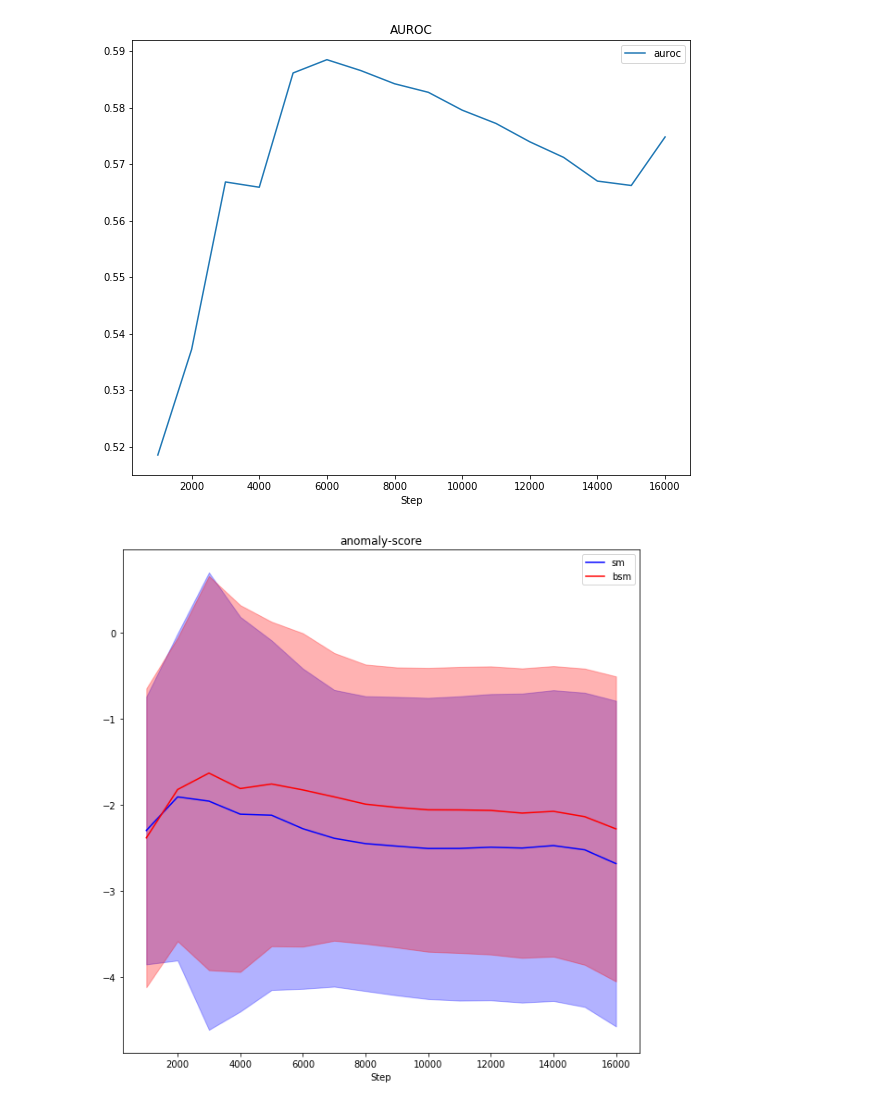
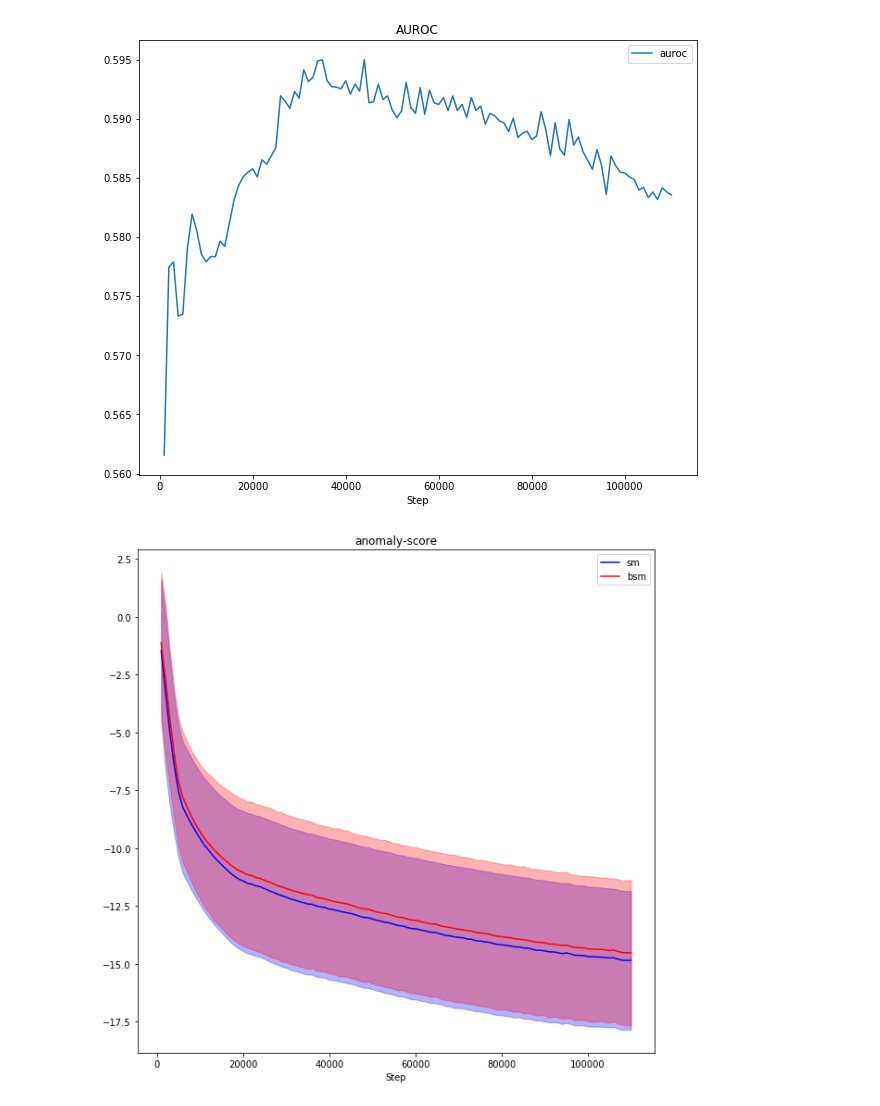
Before and after one commit to oliverkn/alad-for-lhc, a Jupyter notebook: dagmm_mod/training_monitoring.ipynb, the cells around one changed output. Cells and saved outputs as stored; diff of their text form; code cells hidden in the pictures.

```diff
--- a/dagmm_mod/training_monitoring.ipynb
+++ b/dagmm_mod/training_monitoring.ipynb
@@ -2,7 +2,7 @@
 import numpy as np
 import matplotlib.pyplot as plt
 # %%
-metric_file = '/home/oliverkn/pro/results/4_4/dagmm/1/metrics.npy'
+metric_file = '/home/oliverkn/pro/results/4_4/dagmm/2/metrics.npy'
 metrics = np.load(metric_file, allow_pickle=True).item()
 metric_names = metrics.keys()
 
@@ -13,32 +13,32 @@ auroc_metrics = filter(lambda metric: 'auroc' in metric, metric_names)
 fig, ax = plt.subplots(figsize=(10, 8))
 for auroc_metric in auroc_metrics:
     ax.plot(x_axis, metrics[auroc_metric], label=auroc_metric)
 
 ax.set_title('AUROC')
 ax.set_xlabel('Step')
 ax.legend()
 
 # Scores
 fig, ax = plt.subplots( figsize=(10, 10))
 
 sm_mean = metrics['sm_mean']
 bsm_mean = metrics['bsm_mean']
 sm_std = metrics['sm_std']
 bsm_std = metrics['bsm_std']
 
 ax.plot(x_axis, sm_mean, color='b', label='sm')
 ax.plot(x_axis, bsm_mean, color='r', label='bsm')
 
 ax.fill_between(x_axis, sm_mean - sm_std, sm_mean + sm_std,
                 alpha=0.3, edgecolor='b', facecolor='b')
 ax.fill_between(x_axis, bsm_mean - bsm_std, bsm_mean + bsm_std,
                 alpha=0.3, edgecolor='r', facecolor='r')
 
 ax.set_title('anomaly-score')
 ax.set_xlabel('Step')
 ax.legend()
 
 plt.show()
 # %% [output]
-[figure, old version]
+[figure, new version]
-[figure, old version]
+[figure, new version]
```
Also changed, not shown: 8 other files.
